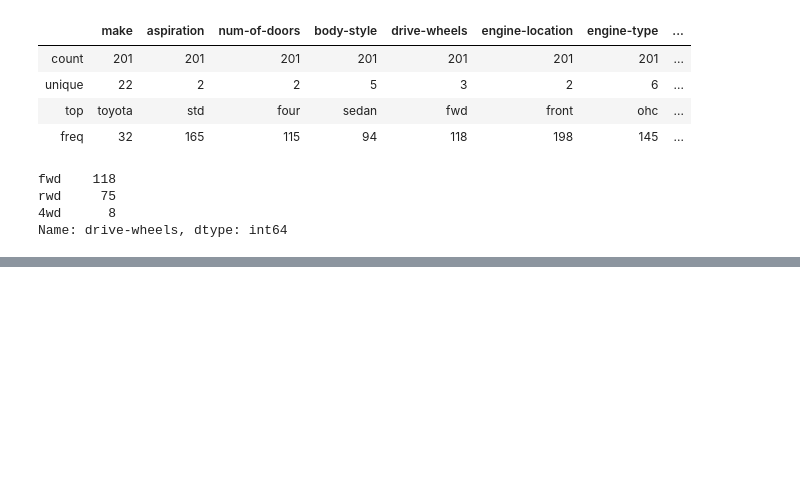
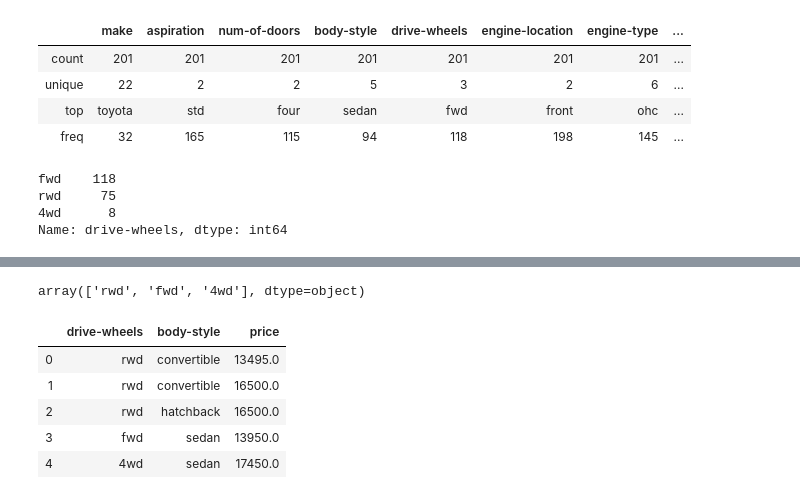
Before and after one commit to luchero21/Ciencia_Datos_Mod3_S01, a Jupyter notebook: analisis_descritivos_datos.ipynb, the cells around one changed output, grey strips where cells are left out. Saved outputs shown, nothing was run; the diff lists cells and outputs as text; code cells hidden in the pictures; blank space fills up the shorter version.

```diff
--- a/analisis_descritivos_datos.ipynb
+++ b/analisis_descritivos_datos.ipynb
@@ -179,0 +240,15 @@ Name: drive-wheels, dtype: int64
+# %%
+df_group_one = df[['drive-wheels','body-style','price']]
+# %%
+df['drive-wheels'].unique()
+# %% [output]
+array(['rwd', 'fwd', '4wd'], dtype=object)
+# %%
+df_group_one.head()
+# %% [output]
+|  | drive-wheels | body-style | price |
+| 0 | rwd | convertible | 13495.0 |
+| 1 | rwd | convertible | 16500.0 |
+| 2 | rwd | hatchback | 16500.0 |
+| 3 | fwd | sedan | 13950.0 |
+| 4 | 4wd | sedan | 17450.0 |
```
Also changed, not shown: parts of 9 cells of this notebook.
